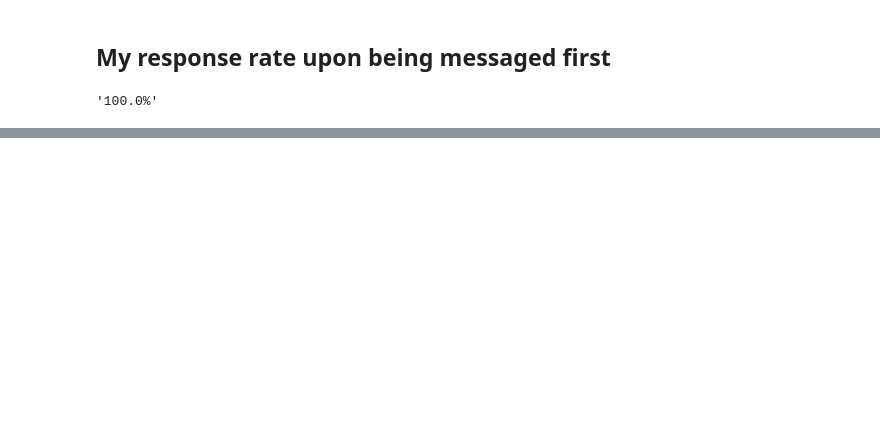
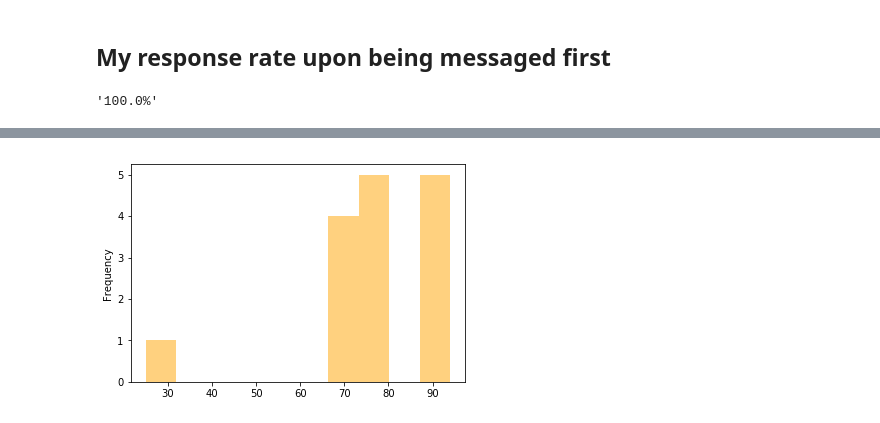
Before and after one commit to caheredia/Response, a Jupyter notebook: develop/2017-8-21_ch_okc_response_data.ipynb, the cells around one changed output, grey strips where cells are left out. Saved outputs shown, nothing was run; the diff lists cells and outputs as text; code cells hidden in the pictures; blank space fills up the shorter version.

```diff
--- a/develop/2017-8-21_ch_okc_response_data.ipynb
+++ b/develop/2017-8-21_ch_okc_response_data.ipynb
@@ -126,0 +205,6 @@ perc( df.Single.sum() ,  len(df.Single.loc[ df.Single == 1 | 0] ))
+# %%
+dfm =  df.loc[(df.Response == 1) & (df.Contact != 1), 'Match']
+dfm.plot.hist(bins = 10, alpha = .5, color = 'orange');
+#Need to find this rates too
+# %% [output]
+[figure, added]
```
Also changed, not shown: parts of 58 cells of this notebook.
